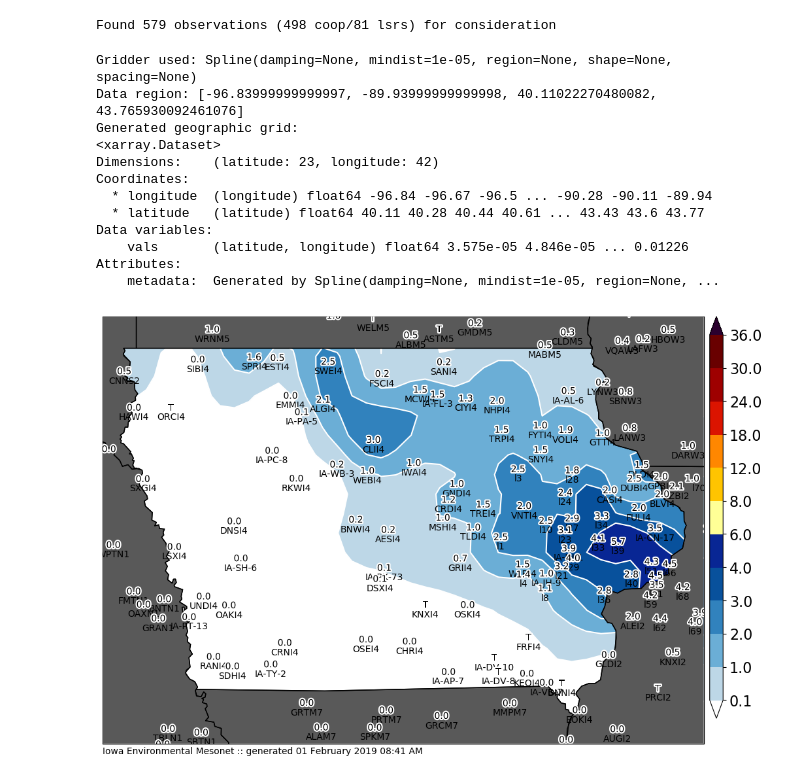
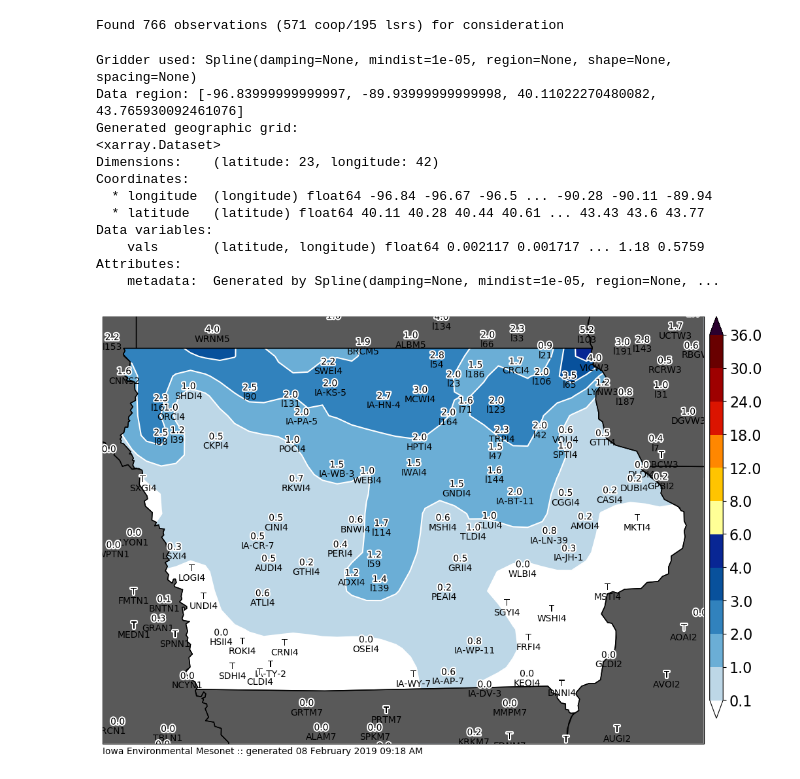
Before and after one commit to akrherz/DEV, a Jupyter notebook: coop/feature_snowfall_analysis.ipynb, the cells around one changed output. Cells and saved outputs as stored; diff of their text form; code cells hidden in the pictures.

```diff
--- a/coop/feature_snowfall_analysis.ipynb
+++ b/coop/feature_snowfall_analysis.ipynb
@@ -78,8 +78,8 @@ def get_coop(dates):
     IEM.close()
     return data
 
-crows = get_coop( ['2019-02-01', '2019-02-01'] )
-sts = utc(2019, 1, 31, 21)
+crows = get_coop( ['2019-02-08', '2019-02-09'] )
+sts = utc(2019, 2, 7, 15)
 ets = utc(2019, 2, 28, 12, 0)
 lrows = get_lsrs(sts, ets)
 
@@ -123,18 +123,16 @@ dfall = df
 #    dfall = pd.concat([df, pd.DataFrame(newrows)], ignore_index=True)
 dfall.set_index('label', inplace=True)
 # %% [output]
-Found 579 observations (498 coop/81 lsrs) for consideration
+Found 766 observations (571 coop/195 lsrs) for consideration
 # %%
-cull = ['ALXI4', ]
+cull = ['l148', 'SIBI4', 'IA-HD-5', 'DVNI4', 'MABM5', 'RANI4']
 if cull:
     dfall.at[cull, 'useme'] = False
 
-hardcode = [['AESI4', 0.2],
-            ['IWAI4', 1.0],
-            ['NHPI4', 2.0],
-            ['VOLI4', 1.9],
-            ['FSCI4', 0.2],
-            ['IA-AL-6', 0.5],
+hardcode = [
+    ('RKWI4', 0.7),
+    ('IA-PA-5', 2.),
+    ('GTTI4', 0.5),
 
            ]
 for sid, val in hardcode:
@@ -176,35 +174,35 @@ region = [min(ll[0], ul[0]), max(lr[0], ur[0]), min(ll[1], ul[1]), max(ul[1], ur
 print("Data region:", region)
 
 grid = grd.grid(
     region=region,
     spacing=spacing,
     projection=projection,
     dims=["latitude", "longitude"],
     data_names=["vals"],
 )
 print("Generated geographic grid:")
 print(grid)
 m.contourf(grid.longitude, grid.latitude, grid.vals, clevs, cmap=cmap)
 df_useme_plot = df_useme[(df_useme['val']>=0) & (df_useme['val']<12)]
 m.plot_values(
     df_useme_plot['lon'], df_useme_plot['lat'], df_useme_plot['datalabel'],
     '%s', labels=df_useme_plot.index.values,
     textsize=10, labeltextsize=10, labelbuffer=0)
 m.postprocess(filename='test.png')
 # %% [output]
 Gridder used: Spline(damping=None, mindist=1e-05, region=None, shape=None, spacing=None)
 Data region: [-96.83999999999997, -89.93999999999998, 40.11022270480082, 43.765930092461076]
 Generated geographic grid:
 <xarray.Dataset>
 Dimensions:    (latitude: 23, longitude: 42)
 Coordinates:
   * longitude  (longitude) float64 -96.84 -96.67 -96.5 ... -90.28 -90.11 -89.94
   * latitude   (latitude) float64 40.11 40.28 40.44 40.61 ... 43.43 43.6 43.77
 Data variables:
-    vals       (latitude, longitude) float64 3.575e-05 4.846e-05 ... 0.01226
+    vals       (latitude, longitude) float64 0.002117 0.001717 ... 1.18 0.5759
 Attributes:
     metadata:  Generated by Spline(damping=None, mindist=1e-05, region=None, ...
-[figure, old version]
+[figure, new version]
 # %%
 # now we are ready to plot!
 
```
Also changed, not shown: parts of 2 cells of this notebook, 1 other file.
